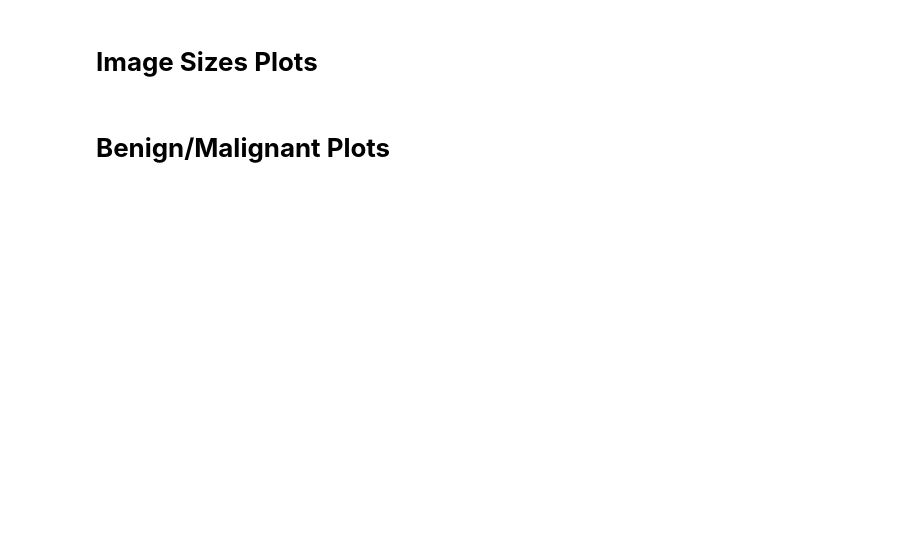
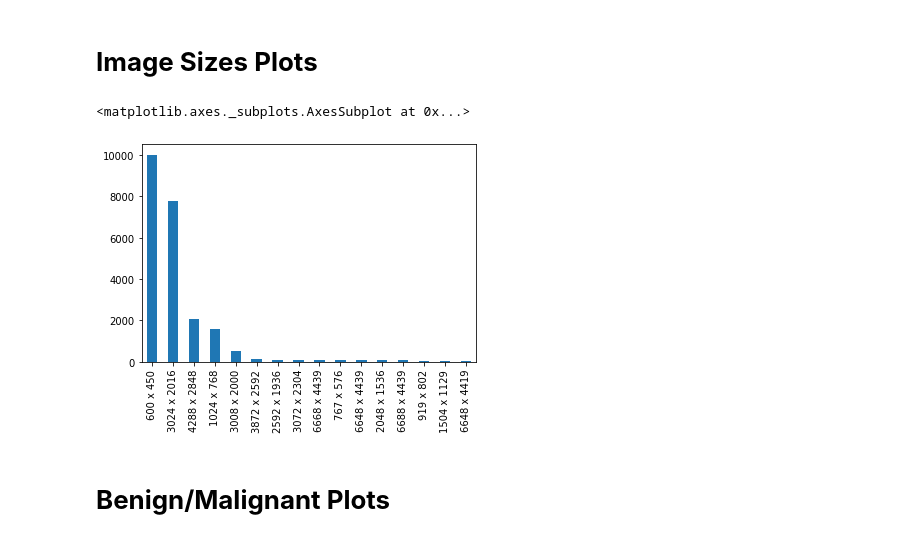
Before and after one commit to rjanuzi/tf_gans, a Jupyter notebook: dataset/dataset_eda.ipynb, the cells around one changed output. Drawn from its saved outputs; the diff is of its cells as text; code cells hidden in the pictures; blank space fills up the shorter version.

```diff
--- a/dataset/dataset_eda.ipynb
+++ b/dataset/dataset_eda.ipynb
@@ -110,2 +115,10 @@ array([True, nan, False], dtype=object)
+# %%
+# Generate a new column concatening the pixels_x and piexels_y columns
+dataset_idx['width_height'] = dataset_idx[['pixels_x', 'pixels_y']].apply(lambda row: ' x '.join(row.values.astype(str)), axis=1)
+pix_size_count = dataset_idx['width_height'].value_counts()
+pix_size_count[pix_size_count > 40].plot.bar()
+# %% [output]
+<matplotlib.axes._subplots.AxesSubplot at 0x...>
+[figure, added]
 # %% [markdown]
 # **Benign/Malignant Plots**
```
Also changed, not shown: parts of 10 cells of this notebook.
